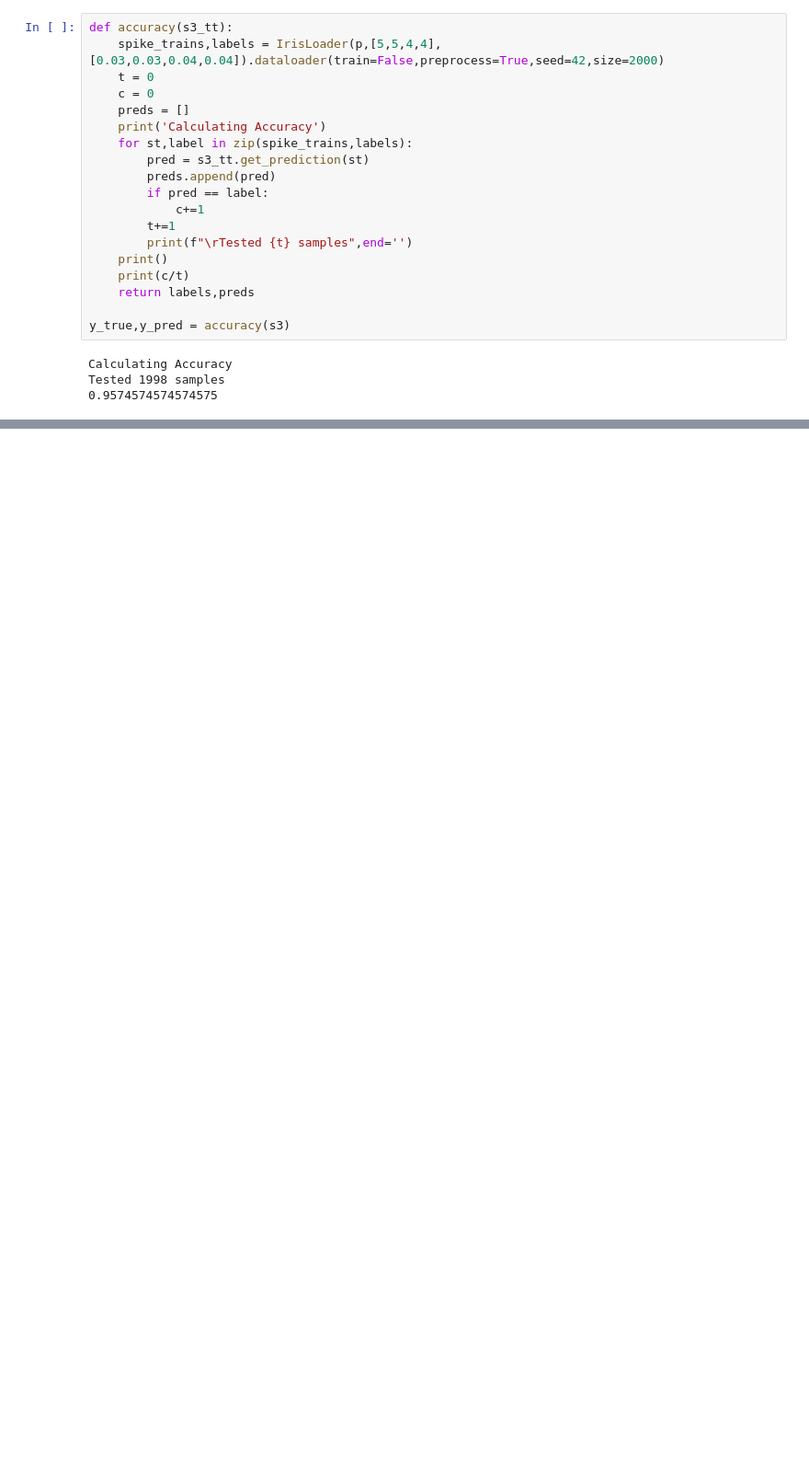
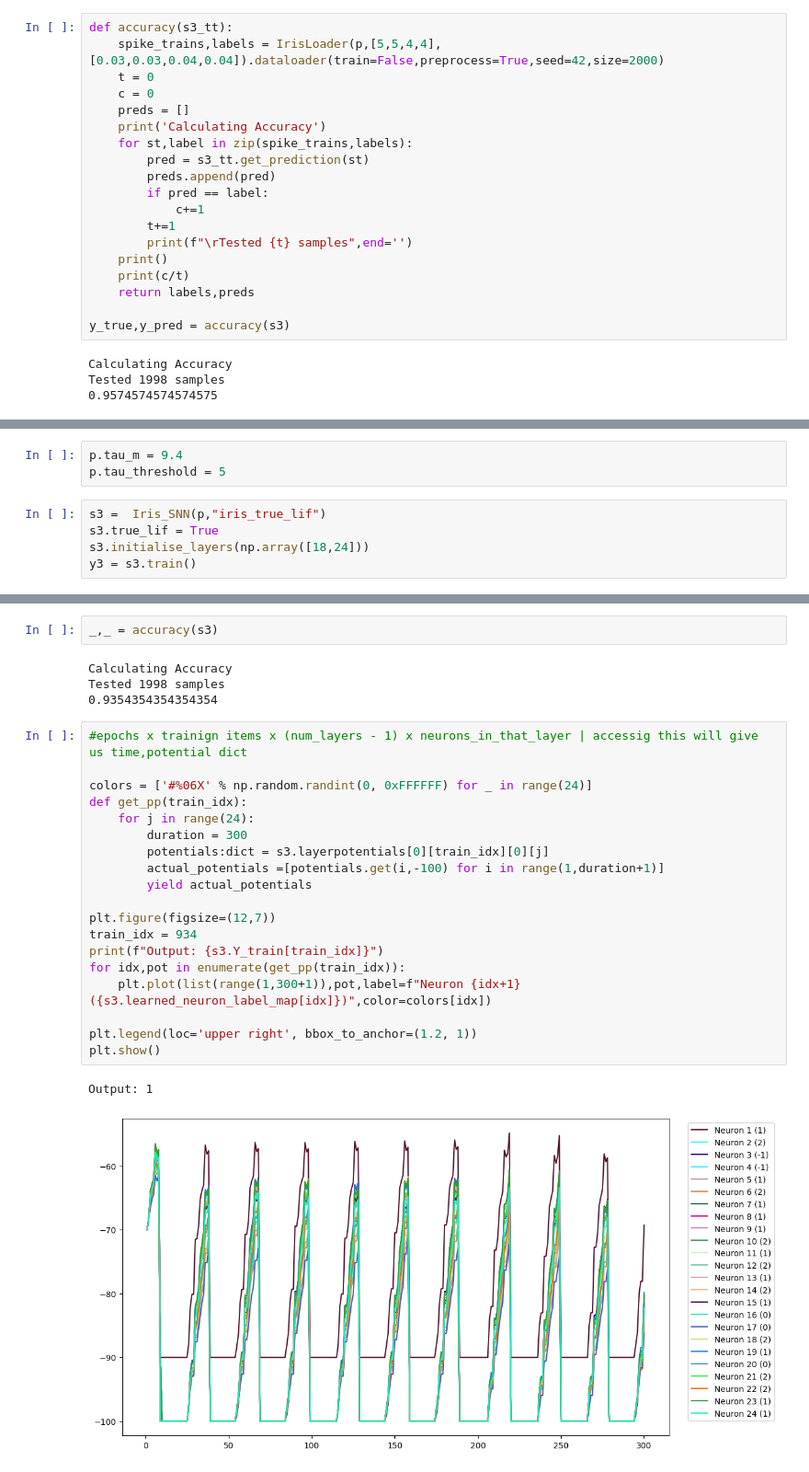
Before and after one commit to jsmaskeen/nervos, a Jupyter notebook: docs/notebooks/iris.ipynb, the cells around one changed output, grey strips where cells are left out. Shown at 92% size. Saved outputs shown, nothing was run; the diff lists cells and outputs as text; blank space fills up the shorter version.

```diff
--- a/docs/notebooks/iris.ipynb
+++ b/docs/notebooks/iris.ipynb
@@ -121,0 +126,8 @@ print(s3.learned_neuron_label_map)
+# %%
+p.tau_m = 9.4
+p.tau_threshold = 5
+# %%
+s3 =  Iris_SNN(p,"iris_true_lif")
+s3.true_lif = True
+s3.initialise_layers(np.array([18,24]))
+y3 = s3.train()
@@ -121,0 +151,28 @@ print(s3.learned_neuron_label_map)
+# %%
+_,_ = accuracy(s3)
+# %% [output]
+Calculating Accuracy
+Tested 1998 samples
+0.9354354354354354
+# %%
+#epochs x trainign items x (num_layers - 1) x neurons_in_that_layer | accessig this will give us time,potential dict
+
+colors = ['#%06X' % np.random.randint(0, 0xFFFFFF) for _ in range(24)]
+def get_pp(train_idx):
+    for j in range(24):
+        duration = 300
+        potentials:dict = s3.layerpotentials[0][train_idx][0][j]
+        actual_potentials =[potentials.get(i,-100) for i in range(1,duration+1)]
+        yield actual_potentials
+
+plt.figure(figsize=(12,7))
+train_idx = 934
+print(f"Output: {s3.Y_train[train_idx]}")
+for idx,pot in enumerate(get_pp(train_idx)):
+    plt.plot(list(range(1,300+1)),pot,label=f"Neuron {idx+1} ({s3.learned_neuron_label_map[idx]})",color=colors[idx])
+
+plt.legend(loc='upper right', bbox_to_anchor=(1.2, 1))
+plt.show()
+# %% [output]
+Output: 1
+[figure, added]
```
Also changed, not shown: parts of 6 cells of this notebook, 12 other files.
